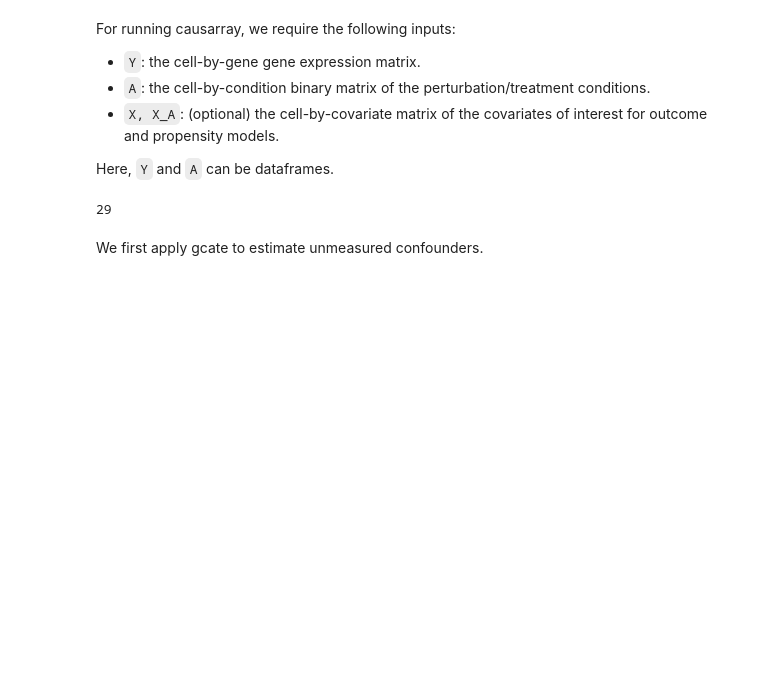
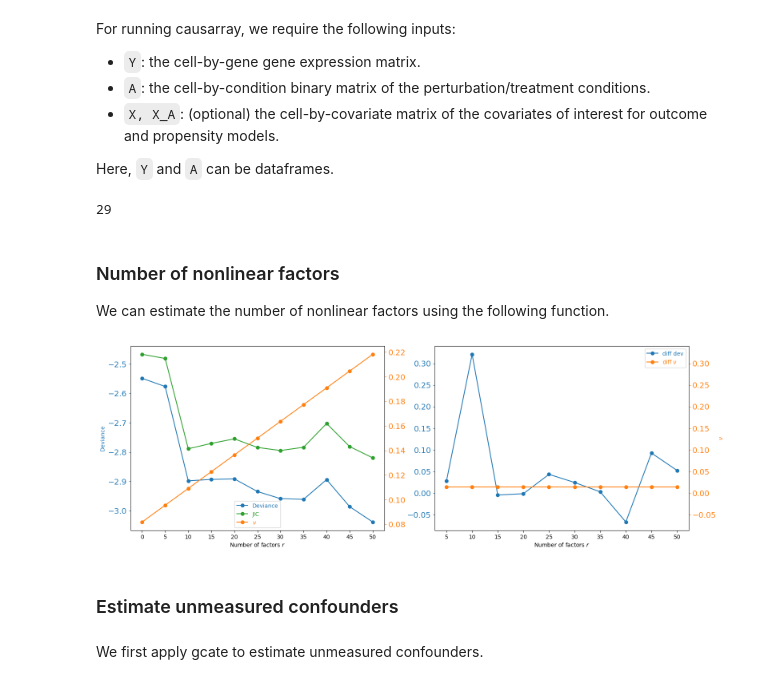
Before and after one commit to jaydu1/causarray, a Jupyter notebook: docs/source/tutorial/perturbseq-py.ipynb, the cells around one changed output. Drawn from its saved outputs; the diff is of its cells as text; code cells hidden in the pictures; blank space fills up the shorter version.

```diff
--- a/docs/source/tutorial/perturbseq-py.ipynb
+++ b/docs/source/tutorial/perturbseq-py.ipynb
@@ -39,6 +39,20 @@ a = A.shape[1]
 a
 # %% [output]
 29
+# %% [markdown]
+### Number of nonlinear factors
+
+We can estimate the number of nonlinear factors using the following function.
+# %%
+from causarray import estimate_r, plot_r
+# df_r = estimate_r(Y, X, A, np.arange(5,55,5))
+# df_r.to_csv('perturbseq-r.csv', index=False)
+df_r = pd.read_csv('perturbseq-r.csv')
+fig = plot_r(df_r)
+# %% [output]
+[figure, added]
+# %% [markdown]
+### Estimate unmeasured confounders
 # %% [markdown]
 We first apply gcate to estimate unmeasured confounders.
 # %%
```
Also changed, not shown: parts of 4 cells of this notebook, 1 other file.
